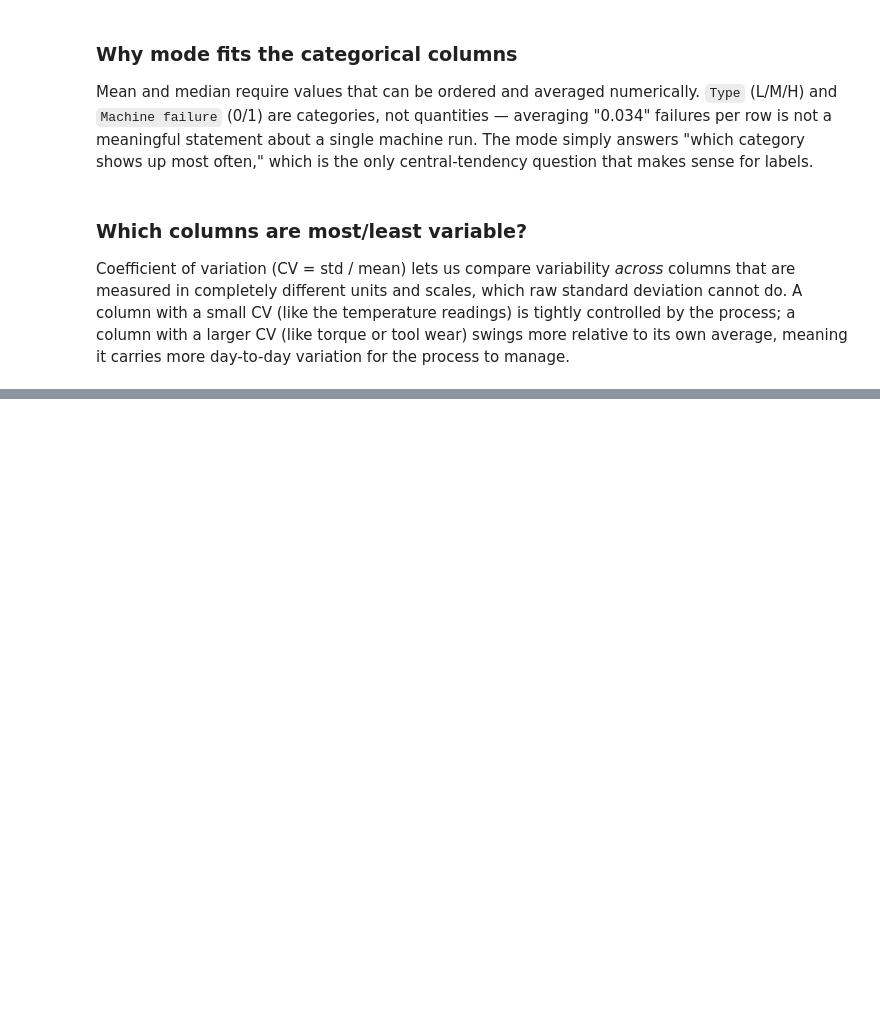
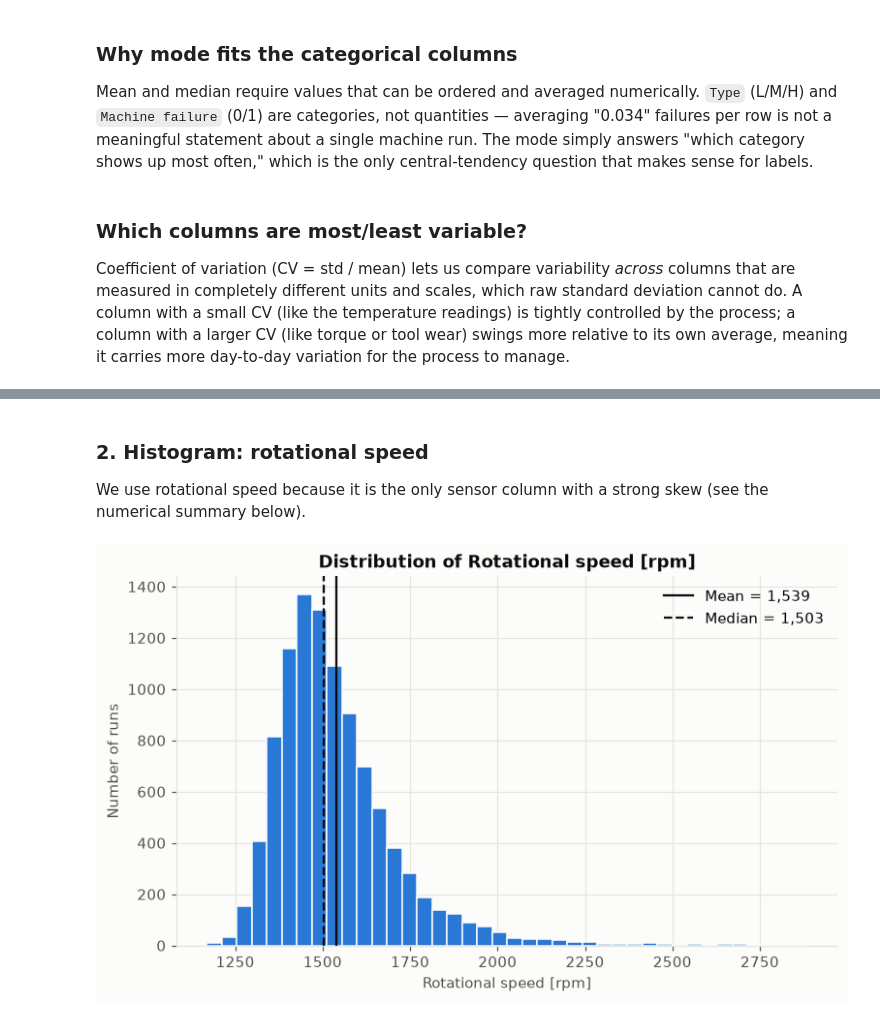
Before and after one commit to DavisenV/Group1-PROG8431-DataAnalysis, a Jupyter notebook: main.ipynb, the cells around one changed output, grey strips where cells are left out. Saved outputs shown, nothing was run; the diff lists cells and outputs as text; code cells hidden in the pictures; blank space fills up the shorter version.

```diff
--- a/main.ipynb
+++ b/main.ipynb
@@ -285,0 +502,8 @@ process to manage.
+# %% [markdown]
+### 2. Histogram: rotational speed
+
+We use rotational speed because it is the only sensor column with a strong skew (see the numerical summary below).
+# %%
+plotter.histogram("Rotational speed [rpm]")
+# %% [output]
+[figure, added]
```
Also changed, not shown: parts of 29 cells of this notebook.
